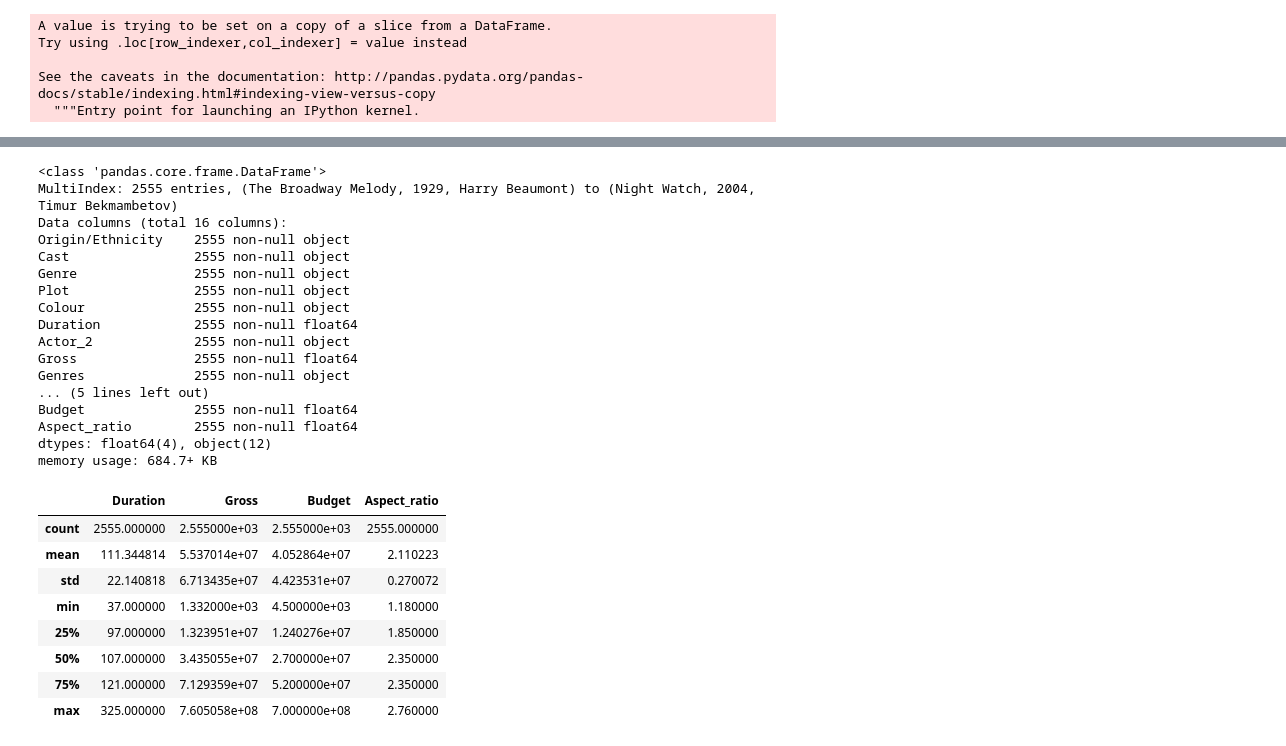
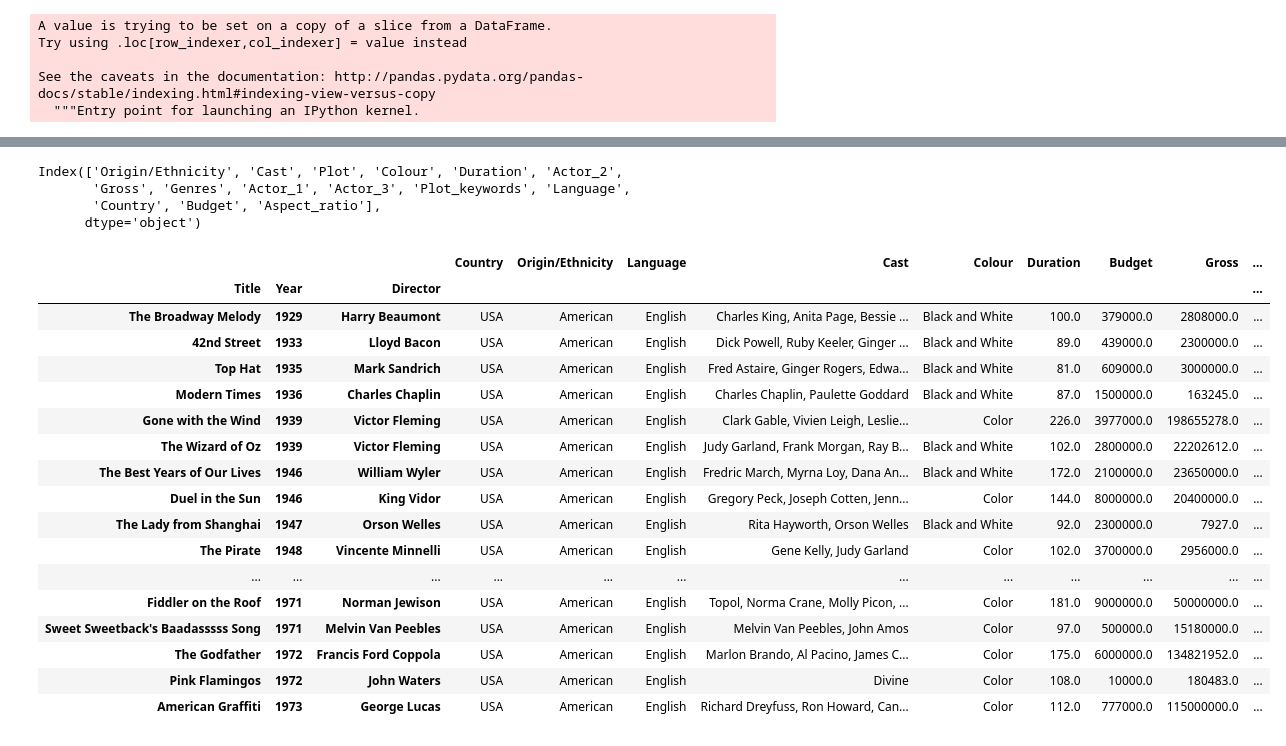
Before and after one commit to TotalEntropy/ETL_Project, a Jupyter notebook: Bin/Main.ipynb, the cells around one changed output, grey strips where cells are left out. Drawn from its saved outputs; the diff is of its cells as text; code cells hidden in the pictures.

```diff
--- a/Bin/Main.ipynb
+++ b/Bin/Main.ipynb
@@ -103,32 +103,30 @@ merged_drop.head()
 # %%
-merged_drop.info()
+merged_drop.columns
 # %% [output]
-<class 'pandas.core.frame.DataFrame'>
-MultiIndex: 2555 entries, (The Broadway Melody, 1929, Harry Beaumont) to (Night Watch, 2004, Timur Bekmambetov)
-Data columns (total 16 columns):
-Origin/Ethnicity    2555 non-null object
-Cast                2555 non-null object
-Genre               2555 non-null object
-Plot                2555 non-null object
-Colour              2555 non-null object
-Duration            2555 non-null float64
-Actor_2             2555 non-null object
-Gross               2555 non-null float64
-Genres              2555 non-null object
-... (5 lines left out)
-Budget              2555 non-null float64
-Aspect_ratio        2555 non-null float64
-dtypes: float64(4), object(12)
-memory usage: 684.7+ KB
+Index(['Origin/Ethnicity', 'Cast', 'Plot', 'Colour', 'Duration', 'Actor_2',
+       'Gross', 'Genres', 'Actor_1', 'Actor_3', 'Plot_keywords', 'Language',
+       'Country', 'Budget', 'Aspect_ratio'],
+      dtype='object')
-# %%
-merged_drop.describe()
-# %% [output]
-|  | Duration | Gross | Budget | Aspect_ratio |
-| count | 2555.000000 | 2.555000e+03 | 2.555000e+03 | 2555.000000 |
-| mean | 111.344814 | 5.537014e+07 | 4.052864e+07 | 2.110223 |
-| std | 22.140818 | 6.713435e+07 | 4.423531e+07 | 0.270072 |
-| min | 37.000000 | 1.332000e+03 | 4.500000e+03 | 1.180000 |
-| 25% | 97.000000 | 1.323951e+07 | 1.240276e+07 | 1.850000 |
-| 50% | 107.000000 | 3.435055e+07 | 2.700000e+07 | 2.350000 |
-| 75% | 121.000000 | 7.129359e+07 | 5.200000e+07 | 2.350000 |
-| max | 325.000000 | 7.605058e+08 | 7.000000e+08 | 2.760000 |
+# %%
+df = merged_drop[['Country', 'Origin/Ethnicity', 'Language', 'Cast', 'Colour', 'Duration', 'Budget', 'Gross', 'Genres', 'Plot', 'Plot_keywords', 'Aspect_ratio']]
+# %%
+df.head()
+# %% [output]
+|  |  |  | Country | Origin/Ethnicity | Language | Cast | Colour | Duration | Budget | Gross | ... |
+| Title | Year | Director |  |  |  |  |  |  |  |  | ... |
+| The Broadway Melody | 1929 | Harry Beaumont | USA | American | English | Charles King, Anita Page, Bessie ... | Black and White | 100.0 | 379000.0 | 2808000.0 | ... |
+| 42nd Street | 1933 | Lloyd Bacon | USA | American | English | Dick Powell, Ruby Keeler, Ginger ... | Black and White | 89.0 | 439000.0 | 2300000.0 | ... |
+| Top Hat | 1935 | Mark Sandrich | USA | American | English | Fred Astaire, Ginger Rogers, Edwa... | Black and White | 81.0 | 609000.0 | 3000000.0 | ... |
+| Modern Times | 1936 | Charles Chaplin | USA | American | English | Charles Chaplin, Paulette Goddard | Black and White | 87.0 | 1500000.0 | 163245.0 | ... |
+| Gone with the Wind | 1939 | Victor Fleming | USA | American | English | Clark Gable, Vivien Leigh, Leslie... | Color | 226.0 | 3977000.0 | 198655278.0 | ... |
+| The Wizard of Oz | 1939 | Victor Fleming | USA | American | English | Judy Garland, Frank Morgan, Ray B... | Black and White | 102.0 | 2800000.0 | 22202612.0 | ... |
+| The Best Years of Our Lives | 1946 | William Wyler | USA | American | English | Fredric March, Myrna Loy, Dana An... | Black and White | 172.0 | 2100000.0 | 23650000.0 | ... |
+| Duel in the Sun | 1946 | King Vidor | USA | American | English | Gregory Peck, Joseph Cotten, Jenn... | Color | 144.0 | 8000000.0 | 20400000.0 | ... |
+| The Lady from Shanghai | 1947 | Orson Welles | USA | American | English | Rita Hayworth, Orson Welles | Black and White | 92.0 | 2300000.0 | 7927.0 | ... |
+| The Pirate | 1948 | Vincente Minnelli | USA | American | English | Gene Kelly, Judy Garland | Color | 102.0 | 3700000.0 | 2956000.0 | ... |
+| ... | ... | ... | ... | ... | ... | ... | ... | ... | ... | ... | ... |
+| Fiddler on the Roof | 1971 | Norman Jewison | USA | American | English | Topol, Norma Crane, Molly Picon, ... | Color | 181.0 | 9000000.0 | 50000000.0 | ... |
+| Sweet Sweetback's Baadasssss Song | 1971 | Melvin Van Peebles | USA | American | English | Melvin Van Peebles, John Amos | Color | 97.0 | 500000.0 | 15180000.0 | ... |
+| The Godfather | 1972 | Francis Ford Coppola | USA | American | English | Marlon Brando, Al Pacino, James C... | Color | 175.0 | 6000000.0 | 134821952.0 | ... |
+| Pink Flamingos | 1972 | John Waters | USA | American | English | Divine | Color | 108.0 | 10000.0 | 180483.0 | ... |
+| American Graffiti | 1973 | George Lucas | USA | American | English | Richard Dreyfuss, Ron Howard, Can... | Color | 112.0 | 777000.0 | 115000000.0 | ... |
```
Also changed, not shown: parts of 12 cells of this notebook.
